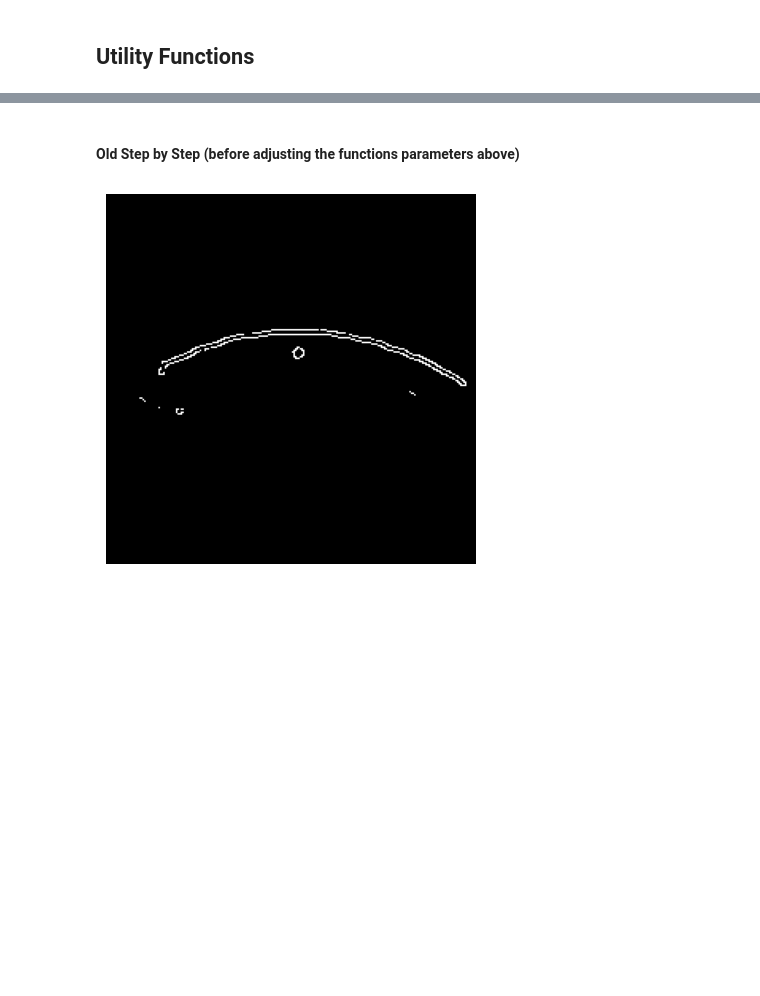
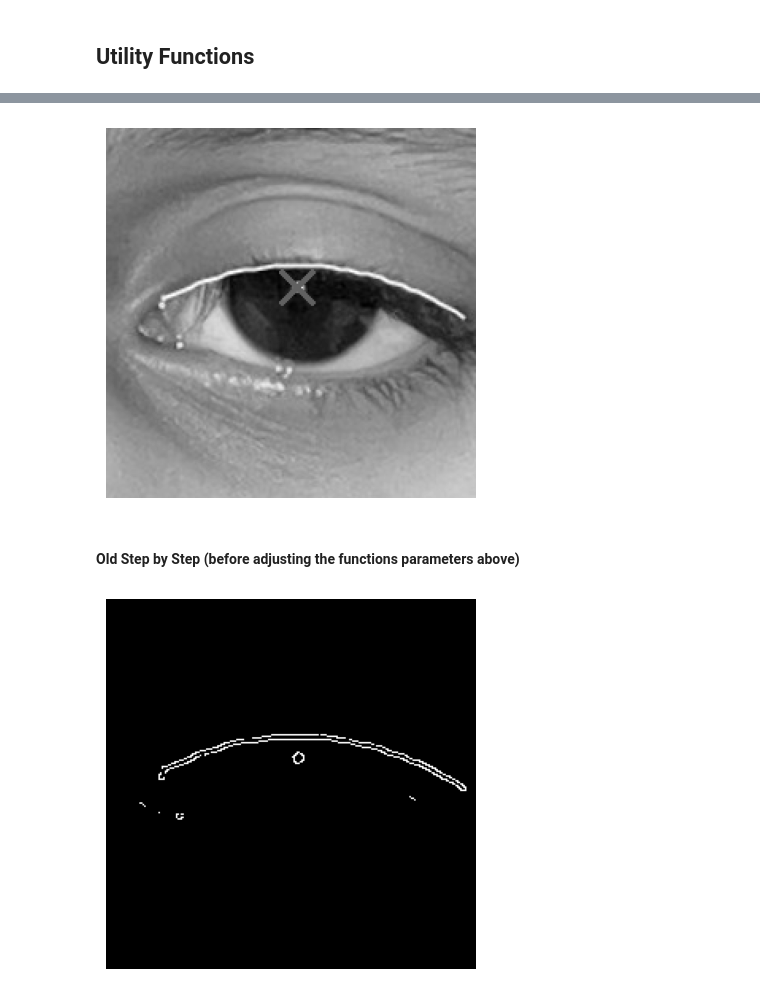
Before and after one commit to Oz174/Ptotic_Eye_Project, a Jupyter notebook: test.ipynb, the cells around one changed output, grey strips where cells are left out. Saved outputs shown, nothing was run; the diff lists cells and outputs as text; code cells hidden in the pictures; blank space fills up the shorter version.

Commit message:
only one circle

```diff
--- a/test.ipynb
+++ b/test.ipynb
@@ -60,13 +60,19 @@ def get_center(eyes,lowcanny=450, highcanny=500,dp=1,iterations=1,verbose=False)
         # convert the (x, y) coordinates and radius of the circles to integers
         circles = np.round(circles[0, :]).astype("int")
         # loop over the (x, y) coordinates and radius of the circles
-        for x, y, _ in circles:
-            cv2.drawMarker(eyes,(x,y),color=(100,255,100),markerType=cv2.MARKER_TILTED_CROSS,thickness=2)
-        if verbose:
-            print("Detected circles")
-            plt.imshow(eyes,cmap='gray')
-            plt.axis('off')
-            plt.show()
+        min_arr = []
+        for x,y,_ in circles:
+        # make filter and use to check if the surrounding is black
+            window = eyes[y-10:y+10,x-10:x+10]
+            min_arr.append(np.mean(window))
+
+    # get the pupil with the darkest surrounding
+    pupil = circles[np.argmin(min_arr)]
+    if verbose:
+        cv2.drawMarker(eyes,(pupil[0],pupil[1]),color=(100,255,100),markerType=cv2.MARKER_TILTED_CROSS,thickness=2)
+        plt.imshow(eyes,cmap='gray')
+        plt.axis('off')
+        plt.show()
     return sorted(circles,key=lambda x : x[0])
 # %%
 extracted_eyes = get_eyes('sample_5.jpg')
@@ -74,7 +80,7 @@ extracted_eyes = get_eyes('sample_5.jpg')
 # now the function get center returns many circles for now , one of them is the correct pupil
 # but for some reason , it doesn't work for sample_4
 copy_of_extracted_eyes = extracted_eyes.copy()
-get_center(extracted_eyes,verbose=True)
+pupil_candidates = get_center(extracted_eyes,verbose=True)
 # %% [output]
 Canny edges
 [figure]
@@ -86,3 +90,18 @@ Detected circles
+# %%
+min_arr = []
+for i , (x,y,_) in enumerate(pupil_candidates):
+    # make filter and use to check if the surrounding is black
+    window = extracted_eyes[y-10:y+10,x-10:x+10]
+    min_arr.append(np.mean(window))
+
+# get the pupil with the darkest surrounding
+pupil = pupil_candidates[np.argmin(min_arr)]
+cv2.drawMarker(extracted_eyes,(pupil[0],pupil[1]),color=(100,255,100),markerType=cv2.MARKER_TILTED_CROSS,thickness=2)
+plt.imshow(extracted_eyes,cmap='gray')
+plt.axis('off')
+plt.show()
+# %% [output]
+[figure, added]
 # %% [markdown]
 #### Old Step by Step (before adjusting the functions parameters above)
 # %%
```
Also changed, not shown: parts of 1 cell of this notebook.
